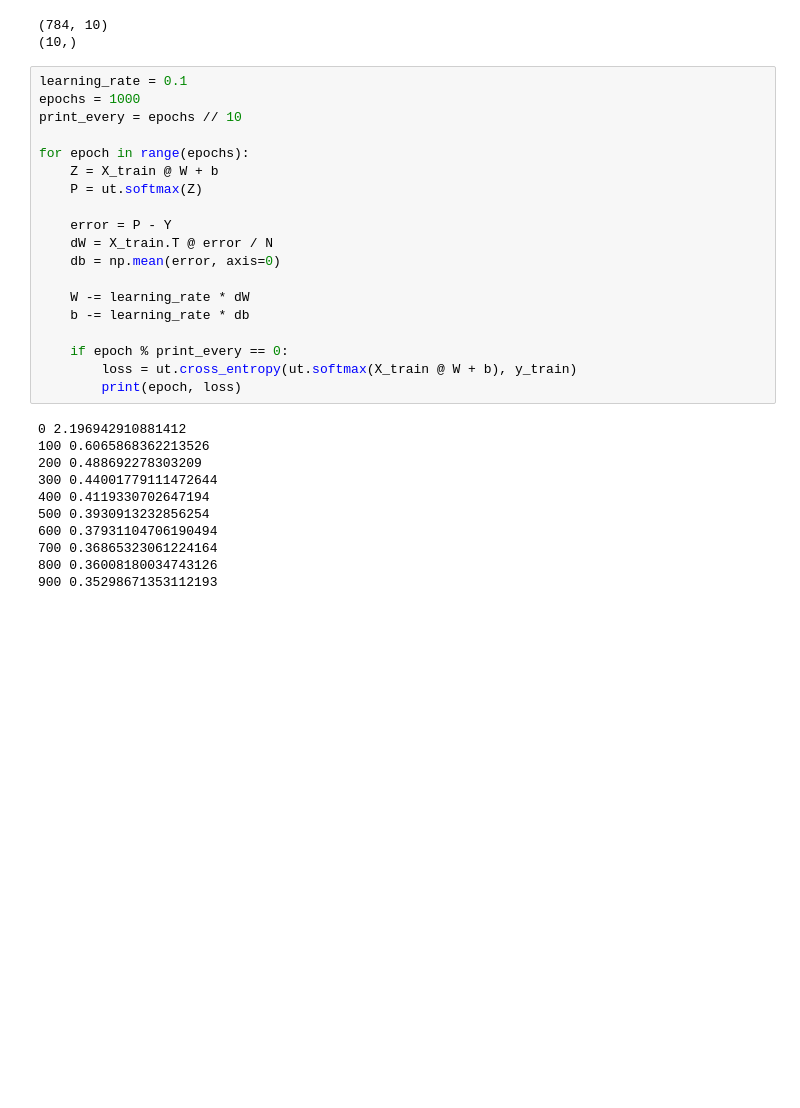
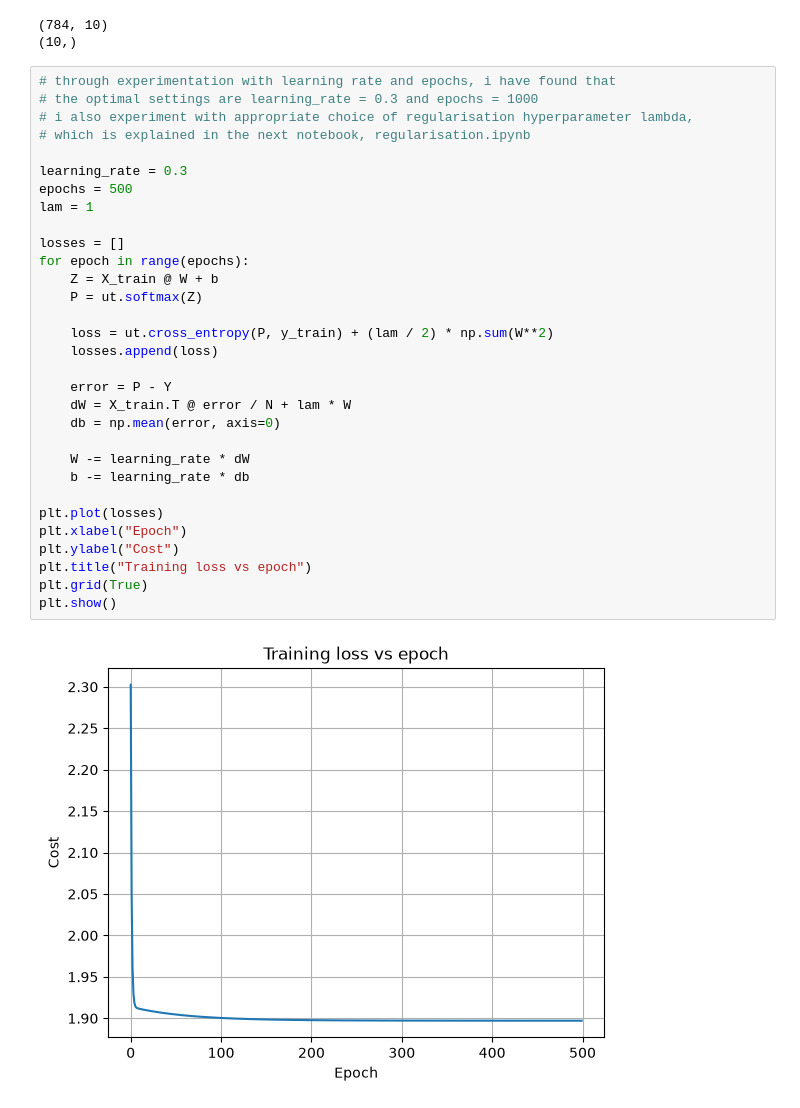
Before and after one commit to aditya-jyrj/ising-rl, a Jupyter notebook: logistic_regression/introduction.ipynb, the cells around one changed output. Drawn from its saved outputs; the diff is of its cells as text; blank space fills up the shorter version.

Commit message:
text edits and experimentation to find optimal learning rate and number of epochs

```diff
--- a/logistic_regression/introduction.ipynb
+++ b/logistic_regression/introduction.ipynb
@@ -154,35 +128,38 @@ print(db.shape)  # (10,)
 (784, 10)
 (10,)
 # %%
-learning_rate = 0.1
-epochs = 1000
-print_every = epochs // 10
+# through experimentation with learning rate and epochs, i have found that
+# the optimal settings are learning_rate = 0.3 and epochs = 1000
+# i also experiment with appropriate choice of regularisation hyperparameter lambda,
+# which is explained in the next notebook, regularisation.ipynb
 
+learning_rate = 0.3
+epochs = 500
+lam = 1
+
+losses = []
 for epoch in range(epochs):
     Z = X_train @ W + b
     P = ut.softmax(Z)
 
+    loss = ut.cross_entropy(P, y_train) + (lam / 2) * np.sum(W**2)
+    losses.append(loss)
+
     error = P - Y
-    dW = X_train.T @ error / N
+    dW = X_train.T @ error / N + lam * W
     db = np.mean(error, axis=0)
 
     W -= learning_rate * dW
     b -= learning_rate * db
 
-    if epoch % print_every == 0:
-        loss = ut.cross_entropy(ut.softmax(X_train @ W + b), y_train)
-        print(epoch, loss)
+plt.plot(losses)
+plt.xlabel("Epoch")
+plt.ylabel("Cost")
+plt.title("Training loss vs epoch")
+plt.grid(True)
+plt.show()
 # %% [output]
-0 2.196942910881412
-100 0.6065868362213526
-200 0.488692278303209
-300 0.44001779111472644
-400 0.4119330702647194
-500 0.3930913232856254
-600 0.37931104706190494
-700 0.36865323061224164
-800 0.36008180034743126
-900 0.35298671353112193
+[figure, added]
 # %%
 Z_test = X_test @ W + b # Z_test is now a 10000 * 10 matrix
 
```
Also changed, not shown: parts of 4 cells of this notebook.
